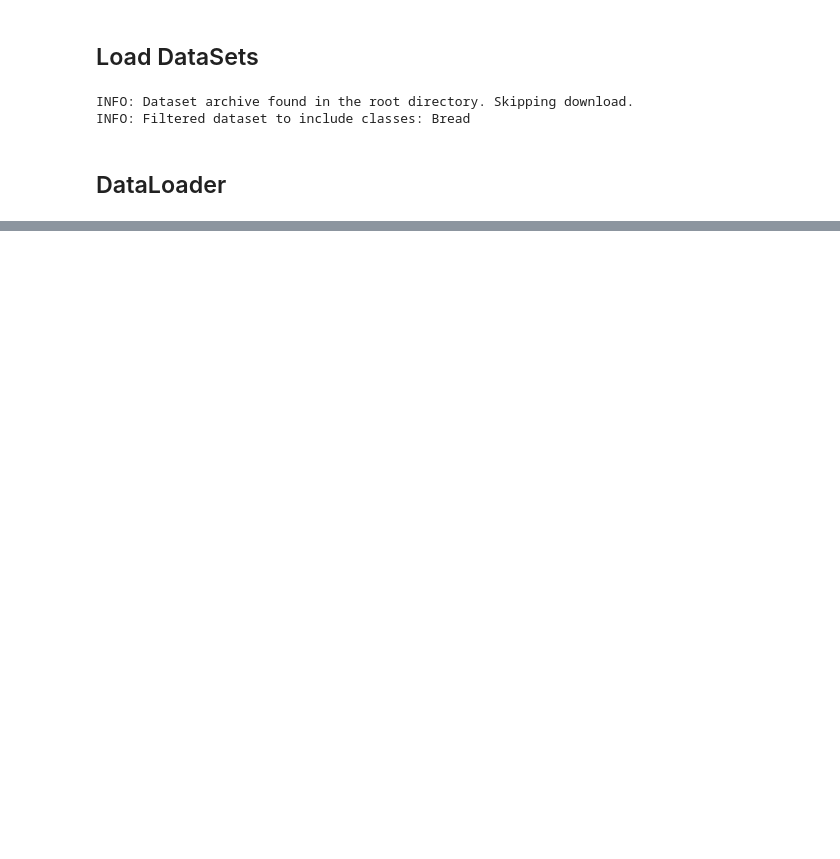
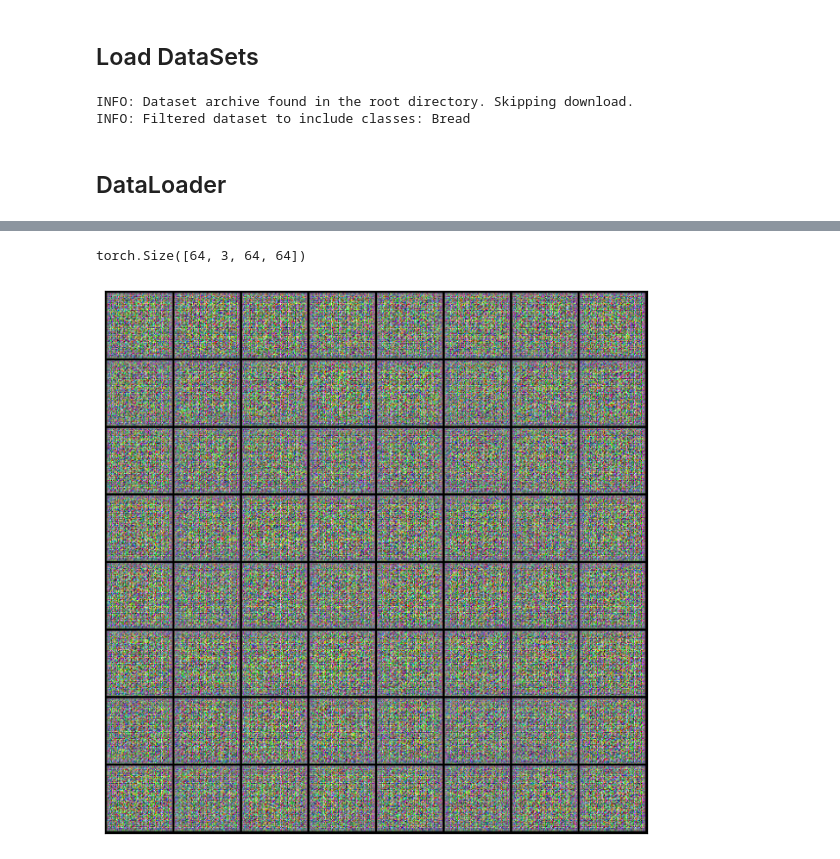
Before and after one commit to haesol1013/2024-1_dAiv_Project_Team3, a Jupyter notebook: GAN.ipynb, the cells around one changed output, grey strips where cells are left out. Drawn from its saved outputs; the diff is of its cells as text; code cells hidden in the pictures; blank space fills up the shorter version.

```diff
--- a/GAN.ipynb
+++ b/GAN.ipynb
@@ -80,0 +128,2 @@ show_batch(dataloader)
+# %%
+latent_size = 128
@@ -80,0 +160,28 @@ show_batch(dataloader)
+# %%
+class Generator(nn.Module):
+    def __init__(self):
+        super().__init__()
+        self.main = nn.Sequential(
+            nn.ConvTranspose2d(latent_size,512,kernel_size=4,stride=1,padding=0,bias = False),
+            nn.BatchNorm2d(512),
+            nn.ReLU(True),
+
+            nn.ConvTranspose2d(512,256,kernel_size=4,stride=2,padding=1,bias = False),
+            nn.BatchNorm2d(256),
+            nn.ReLU(True),
+
+            nn.ConvTranspose2d(256,128,kernel_size=4,stride=2,padding=1,bias = False),
+            nn.BatchNorm2d(128),
+            nn.ReLU(True),
+
+            nn.ConvTranspose2d(128,64,kernel_size=4,stride=2,padding=1,bias = False),
+            nn.BatchNorm2d(64),
+            nn.ReLU(True),
+
+            nn.ConvTranspose2d(64,3,kernel_size=4,stride=2,padding=1,bias = False),
+            nn.Tanh()
+        )
+
+    def forward(self, x):
+        x = self.main(x)
+        return x
@@ -80,0 +190,3 @@ show_batch(dataloader)
+# %%
+netG = Generator().to(device)
+netD = Discriminator().to(device)
@@ -80,0 +214,8 @@ show_batch(dataloader)
+# %%
+noise = torch.randn(batch_size, latent_size, 1, 1)
+fake = netG(noise)
+print(fake.shape)
+show_images(fake)
+# %% [output]
+torch.Size([64, 3, 64, 64])
+[figure, added]
```
Also changed, not shown: parts of 19 cells of this notebook.
